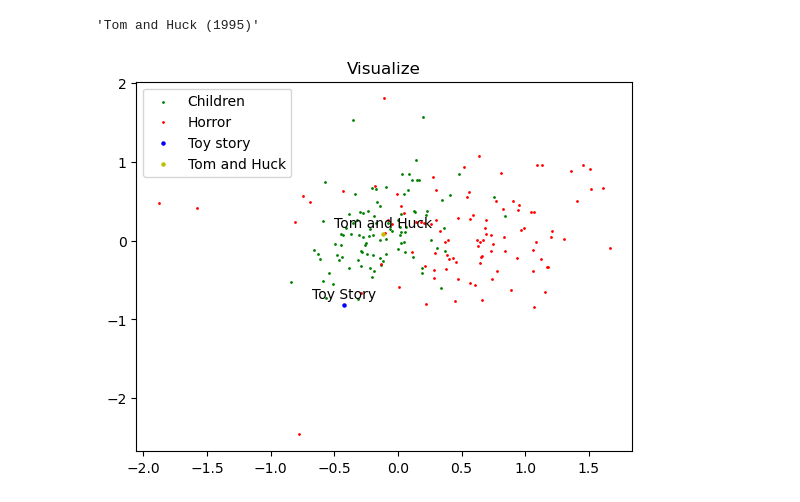
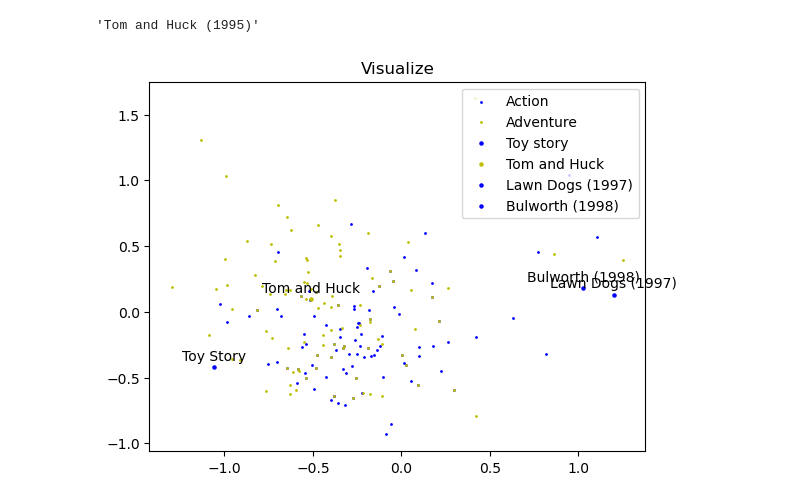
Before and after one commit to Vilmo18/Recommender_System_ML-AT-SCALE, a Jupyter notebook: carre (copy).ipynb, the cells around one changed output. Cells and saved outputs as stored; diff of their text form; code cells hidden in the pictures.

```diff
--- a/carre (copy).ipynb
+++ b/carre (copy).ipynb
@@ -619,7 +620,7 @@ res=[]
 cout1=[]
 error=[]
 # %%
-for _ in tqdm(range(20)):
+for _ in tqdm(range(22)):
     for m in range(M):
         biais = 0
         item_counter = 0
@@ -663,7 +664,7 @@ for _ in tqdm(range(20)):
 
             left_val *= lamb
             add = (
-                tau
+                tau_feat
                 * np.sum(feature_vec[features_per_movies[n], :], axis=0)
                 / np.sqrt(len(features_per_movies[n]))
             )
@@ -674,7 +675,7 @@ for _ in tqdm(range(20)):
 
     # feature embedding
     for i in range(20):
-        denominator = tau + tau * sum(
+        denominator = tau_feat + tau * sum(
             [
                 1.0 / np.sqrt(len(features_per_movies[n]))
                 for n in movies_with_feature_i[i]
@@ -694,6 +695,7 @@ for _ in tqdm(range(20)):
         item_biases,
         feature_vec,
         tau,
+        tau_feat,
         gamma,
         lamb,
     )
@@ -706,6 +708,7 @@ for _ in tqdm(range(20)):
         item_biases,
         feature_vec,
         tau,
+        tau_feat,
         gamma,
         lamb,
     )
@@ -747,7 +740,7 @@ for _ in tqdm(range(20)):
 # %% [markdown]
 ## Prediction ALS +  Bias + latent_vector
 # %%
-users_predict=[(4887,5.0)]#4887 -5840  ###  (15522,5.0),(16696,5.0) harry
+users_predict=[(0,5.0)]#4887 -5840  ###  (15522,5.0),(16696,5.0) harry
 #lamb=5
 #tau=0.4
 #gamma=2e-1
@@ -783,7 +776,7 @@ def find_key_by_values(dictionnaire, valeur_recherchee):
 def prediction(user_new,user_bias_new,movies_vector,item_biases):
     def movie_ids_less_than_30_occurrences(dataframe):
         occurrences = dataframe.groupby('movieId').size().reset_index(name='occurrences')
-        less_than_30_occurrences = occurrences[occurrences['occurrences'] < 20]['movieId'].tolist()
+        less_than_30_occurrences = occurrences[occurrences['occurrences'] < 50]['movieId'].tolist()
         return less_than_30_occurrences
 
     less_than_30_occurrences_ids = movie_ids_less_than_30_occurrences(ratings)
@@ -837,32 +848,40 @@ X_2d = X.T
 # We apply the dimension reduction of our
 pca = PCA(n_components=2)
 data=np.load('model/movies.npy')
+data=movies_vector
 X_2d = pca.fit_transform(data.T)
 # %%
+import numpy as np
+from sklearn.manifold import TSNE
+import matplotlib.pyplot as plt
+from sklearn.decomposition import PCA
+
 cat1=get_embedding(X_2d,dico,movies,'Children')
 cat2=get_embedding(X_2d,dico,movies,'Horror')
-cat3=get_embedding(X_2d,dico,movies,'Comedy')
+cat3=get_embedding(X_2d,dico,movies,'Action')
 cat4=get_embedding(X_2d,dico,movies,'Adventure')
 
-plt.scatter(cat1[:, 0], cat1[:, 1], c='g', s=1,label='Children')
-plt.scatter(cat2[:, 0], cat2[:, 1], c='r', s=1,label='Horror')
-#plt.scatter(cat3[:, 0], cat3[:, 1], c='b', s=1,label='Comedy')
-#plt.scatter(cat4[:, 0], cat4[:, 1], c='y', s=1,label='Adventure')
+#plt.scatter(cat1[:, 0], cat1[:, 1], c='g', s=1,label='Children')
+#plt.scatter(cat2[:, 0], cat2[:, 1], c='r', s=1,label='Horror')
+plt.scatter(cat3[:, 0], cat3[:, 1], c='b', s=1,label='Action')
+plt.scatter(cat4[:, 0], cat4[:, 1], c='y', s=1,label='Adventure')
 
 plt.scatter(X_2d[0,0], X_2d[0,1], c='b', s=5, label='Toy story')
 plt.annotate('Toy Story', (X_2d[0,0], X_2d[0,1]), textcoords="offset points", xytext=(0,5), ha='center')
 
 plt.scatter(X_2d[7,0], X_2d[7,1], c='y', s=5, label='Tom and Huck')
 plt.annotate('Tom and Huck', (X_2d[7,0], X_2d[7,1]), textcoords="offset points", xytext=(0,5), ha='center')
 
 
-#plt.scatter(X_2d[1880,0], X_2d[1880,1], c='b', s=5, label='T')
-#plt.annotate('Tom and Huck', (X_2d[7,0], X_2d[7,1]), textcoords="offset points", xytext=(0,5), ha='center')
-#plt.scatter(X_2d[1883,0], X_2d[1883,1], c='b', s=5, label='T')
-#plt.annotate('Tom and Huck', (X_2d[7,0], X_2d[7,1]), textcoords="offset points", xytext=(0,5), ha='center')
+plt.scatter(X_2d[1880,0], X_2d[1880,1], c='b', s=5, label=map_movie_id_title(1880,movies))
+plt.annotate(map_movie_id_title(1880,movies), (X_2d[1880,0], X_2d[1880,1]), textcoords="offset points", xytext=(0,5), ha='center')
+plt.scatter(X_2d[1883,0], X_2d[1883,1], c='b', s=5, label=map_movie_id_title(1883,movies))
+plt.annotate(map_movie_id_title(1883,movies), (X_2d[1883,0], X_2d[1883,1]), textcoords="offset points", xytext=(0,5), ha='center')
 
-plt.title('Embedding')
+
+
+plt.title('Visualize')
 plt.legend()
 plt.show()
 # %% [output]
-[figure, old version]
+[figure, new version]
```
Also changed, not shown: parts of 4 cells of this notebook.
